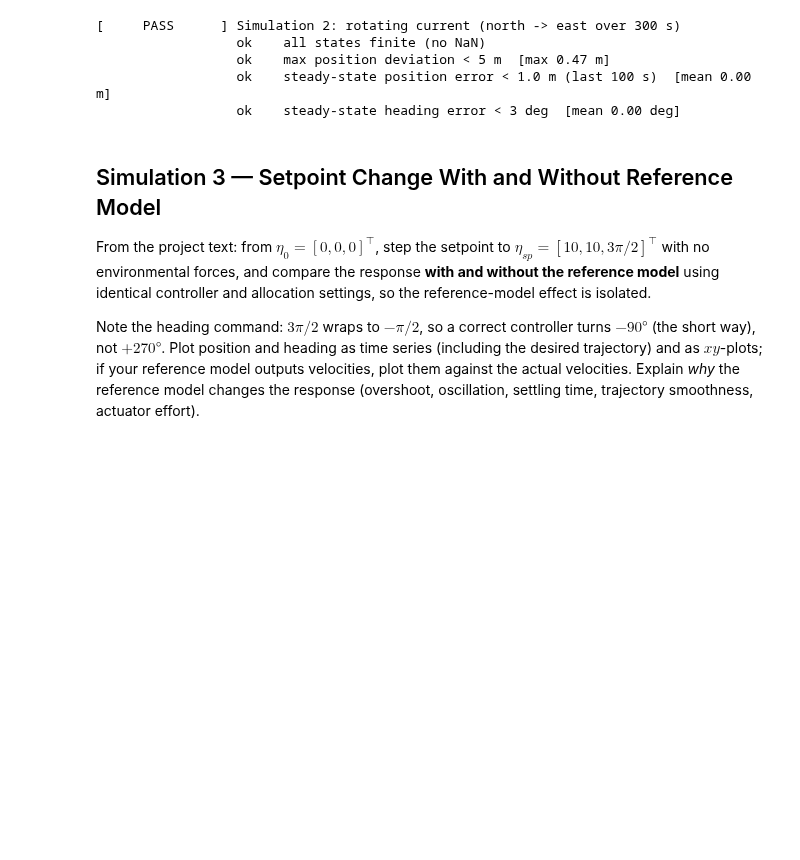
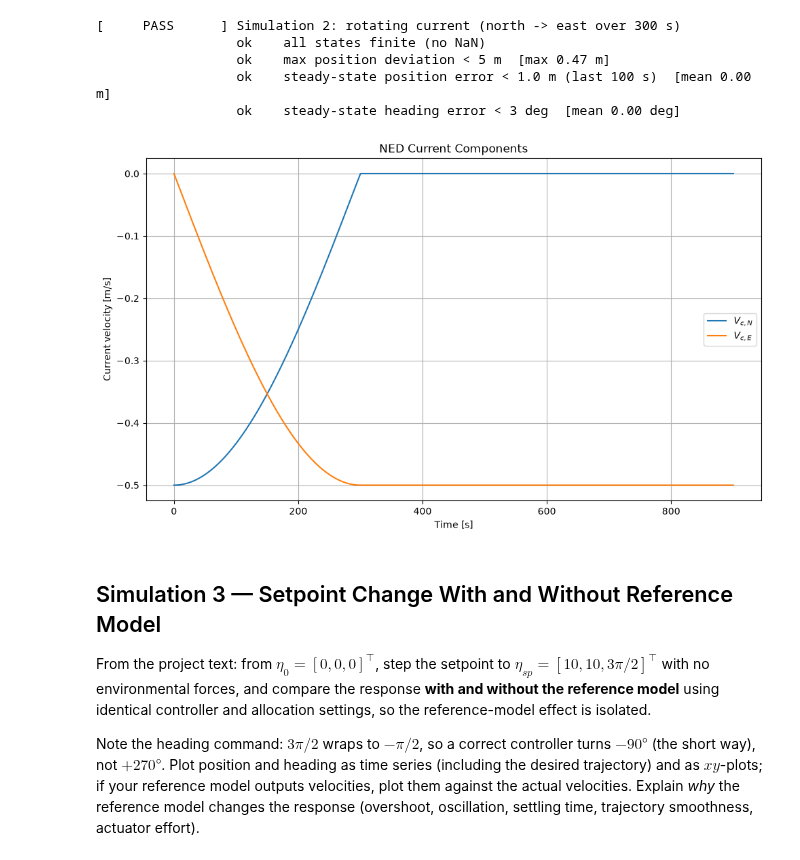
Before and after one commit to oyvinddolmen/TMR4240_DP_LAB, a Jupyter notebook: notebooks/part_1_demo.ipynb, the cells around one changed output. Saved outputs shown, nothing was run; the diff lists cells and outputs as text; code cells hidden in the pictures; blank space fills up the shorter version.

Commit message:
Updated current in current model and part_1_demo

```diff
--- a/notebooks/part_1_demo.ipynb
+++ b/notebooks/part_1_demo.ipynb
@@ -239,6 +239,30 @@ print_result(results["sim2_rotating_current"])
                   ok    max position deviation < 5 m  [max 0.47 m]
                   ok    steady-state position error < 1.0 m (last 100 s)  [mean 0.00 m]
                   ok    steady-state heading error < 3 deg  [mean 0.00 deg]
+# %%
+# From BODY to NED corrdinate frame
+psi = logs_2.eta[:, 5]
+
+u_c = logs_2.cur_body[:, 0]
+v_c = logs_2.cur_body[:, 1]
+
+Vc_N = np.cos(psi) * u_c - np.sin(psi) * v_c
+Vc_E = np.sin(psi) * u_c + np.cos(psi) * v_c
+
+plt.figure(figsize=(10, 6))
+
+plt.plot(logs_2.t, Vc_N, label=r"$V_{c,N}$")
+plt.plot(logs_2.t, Vc_E, label=r"$V_{c,E}$")
+
+plt.xlabel("Time [s]")
+plt.ylabel("Current velocity [m/s]")
+plt.title("NED Current Components")
+plt.grid(True)
+plt.legend()
+plt.tight_layout()
+plt.show()
+# %% [output]
+[figure, added]
 # %% [markdown]
 ## Simulation 3 — Setpoint Change With and Without Reference Model
 
```
Also changed, not shown: 1 other file.
